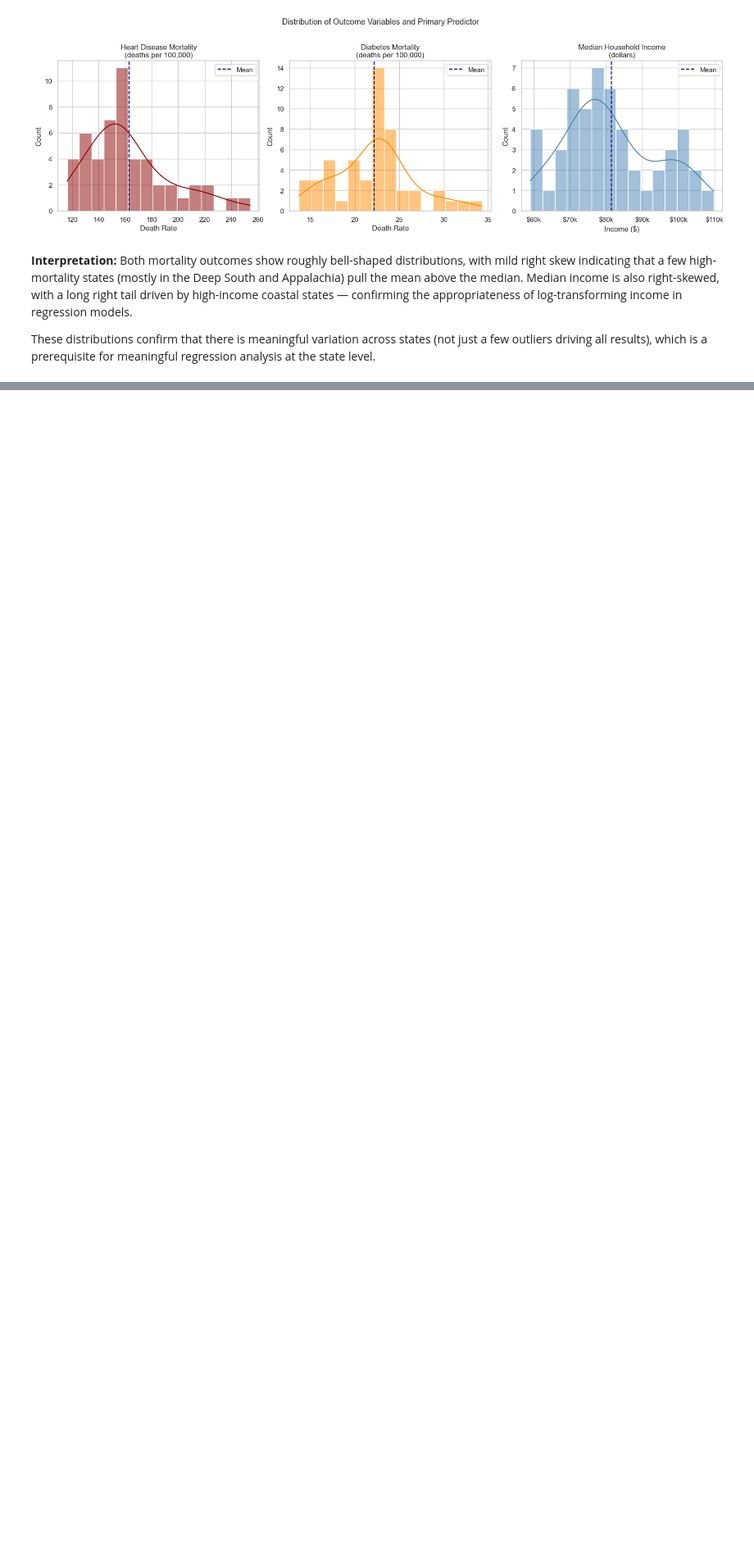
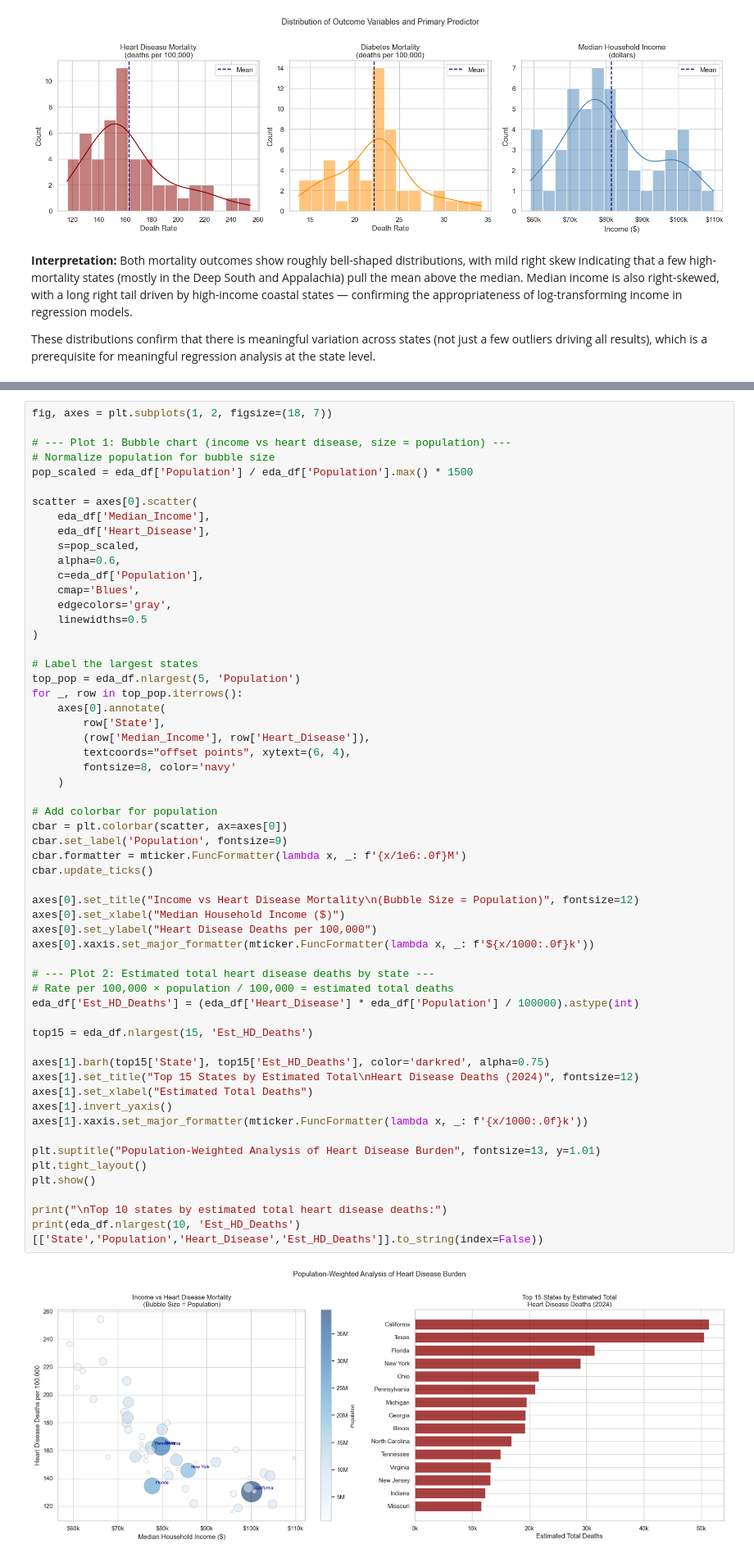
Before and after one commit to MarinaCui/Data-Science-in-the-Wild-Final-Project, a Jupyter notebook: Phase_2.ipynb, the cells around one changed output, grey strips where cells are left out. Shown at 82% size. Saved outputs shown, nothing was run; the diff lists cells and outputs as text; blank space fills up the shorter version.

Commit message:
Added population-based analysis

```diff
--- a/Phase_2.ipynb
+++ b/Phase_2.ipynb
@@ -998,0 +1052,59 @@ These distributions confirm that there is meaningful variation across states (no
+# %%
+fig, axes = plt.subplots(1, 2, figsize=(18, 7))
+
+# --- Plot 1: Bubble chart (income vs heart disease, size = population) ---
+# Normalize population for bubble size
+pop_scaled = eda_df['Population'] / eda_df['Population'].max() * 1500
+
+scatter = axes[0].scatter(
+    eda_df['Median_Income'],
+    eda_df['Heart_Disease'],
+    s=pop_scaled,
+    alpha=0.6,
+    c=eda_df['Population'],
+    cmap='Blues',
+    edgecolors='gray',
+    linewidths=0.5
+)
+
+# Label the largest states
+top_pop = eda_df.nlargest(5, 'Population')
+for _, row in top_pop.iterrows():
+    axes[0].annotate(
+        row['State'],
+        (row['Median_Income'], row['Heart_Disease']),
+        textcoords="offset points", xytext=(6, 4),
+        fontsize=8, color='navy'
+    )
+
+# Add colorbar for population
+cbar = plt.colorbar(scatter, ax=axes[0])
+cbar.set_label('Population', fontsize=9)
+cbar.formatter = mticker.FuncFormatter(lambda x, _: f'{x/1e6:.0f}M')
+cbar.update_ticks()
+
+axes[0].set_title("Income vs Heart Disease Mortality\n(Bubble Size = Population)", fontsize=12)
+axes[0].set_xlabel("Median Household Income ($)")
+axes[0].set_ylabel("Heart Disease Deaths per 100,000")
+axes[0].xaxis.set_major_formatter(mticker.FuncFormatter(lambda x, _: f'${x/1000:.0f}k'))
+
+# --- Plot 2: Estimated total heart disease deaths by state ---
+# Rate per 100,000 × population / 100,000 = estimated total deaths
+eda_df['Est_HD_Deaths'] = (eda_df['Heart_Disease'] * eda_df['Population'] / 100000).astype(int)
+
+top15 = eda_df.nlargest(15, 'Est_HD_Deaths')
+
+axes[1].barh(top15['State'], top15['Est_HD_Deaths'], color='darkred', alpha=0.75)
+axes[1].set_title("Top 15 States by Estimated Total\nHeart Disease Deaths (2024)", fontsize=12)
+axes[1].set_xlabel("Estimated Total Deaths")
+axes[1].invert_yaxis()
+axes[1].xaxis.set_major_formatter(mticker.FuncFormatter(lambda x, _: f'{x/1000:.0f}k'))
+
+plt.suptitle("Population-Weighted Analysis of Heart Disease Burden", fontsize=13, y=1.01)
+plt.tight_layout()
+plt.show()
+
+print("\nTop 10 states by estimated total heart disease deaths:")
+print(eda_df.nlargest(10, 'Est_HD_Deaths')[['State','Population','Heart_Disease','Est_HD_Deaths']].to_string(index=False))
+# %% [output]
+[figure, added]
```
Also changed, not shown: parts of 5 cells of this notebook.
